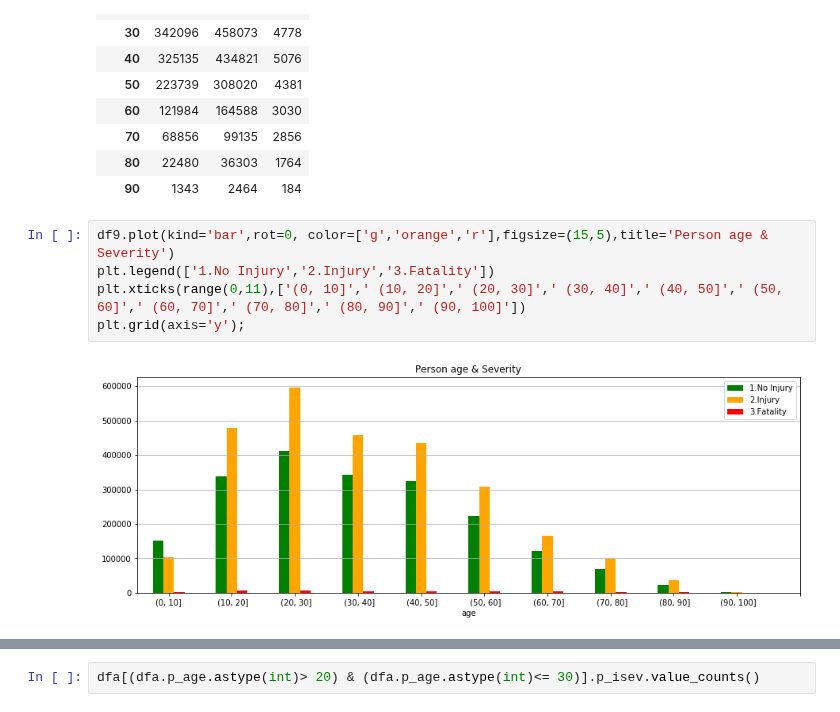
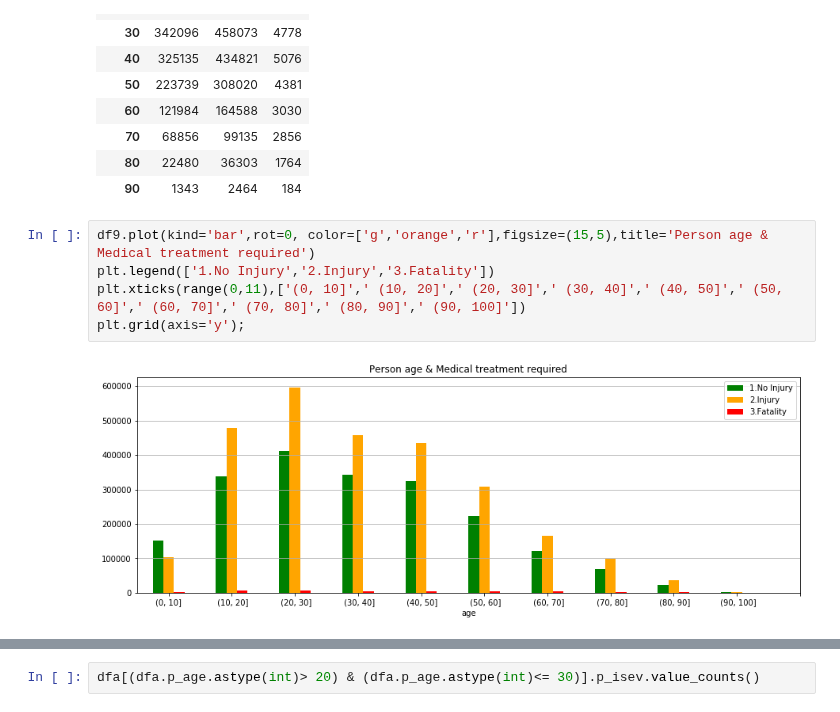
Before and after one commit to rynho/3250-G3, a Jupyter notebook: jupyterNB/Patricia_project.ipynb, the cells around one changed output, grey strips where cells are left out. Drawn from its saved outputs; the diff is of its cells as text.

```diff
--- a/jupyterNB/Patricia_project.ipynb
+++ b/jupyterNB/Patricia_project.ipynb
@@ -346,9 +372,9 @@ df9
 | 80 | 22480 | 36303 | 1764 |
 | 90 | 1343 | 2464 | 184 |
 # %%
-df9.plot(kind='bar',rot=0, color=['g','orange','r'],figsize=(15,5),title='Person age & Severity')
+df9.plot(kind='bar',rot=0, color=['g','orange','r'],figsize=(15,5),title='Person age & Medical treatment required')
 plt.legend(['1.No Injury','2.Injury','3.Fatality'])
 plt.xticks(range(0,11),['(0, 10]',' (10, 20]',' (20, 30]',' (30, 40]',' (40, 50]',' (50, 60]',' (60, 70]',' (70, 80]',' (80, 90]',' (90, 100]'])
 plt.grid(axis='y');
 # %% [output]
-[figure, old version]
+[figure, new version]
```
Also changed, not shown: parts of 18 cells of this notebook.
